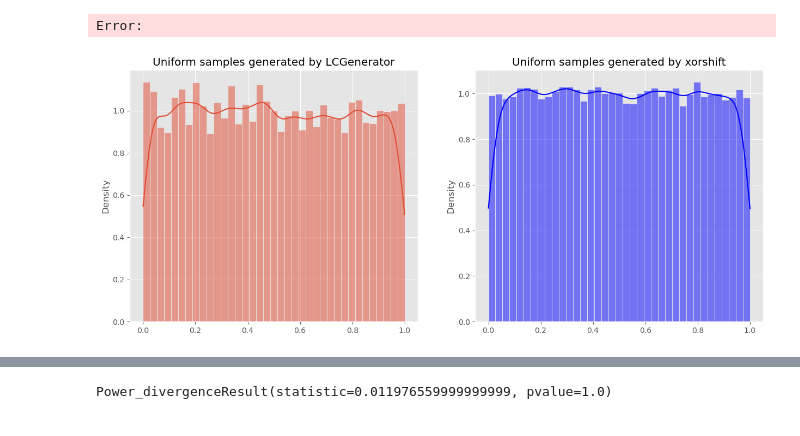
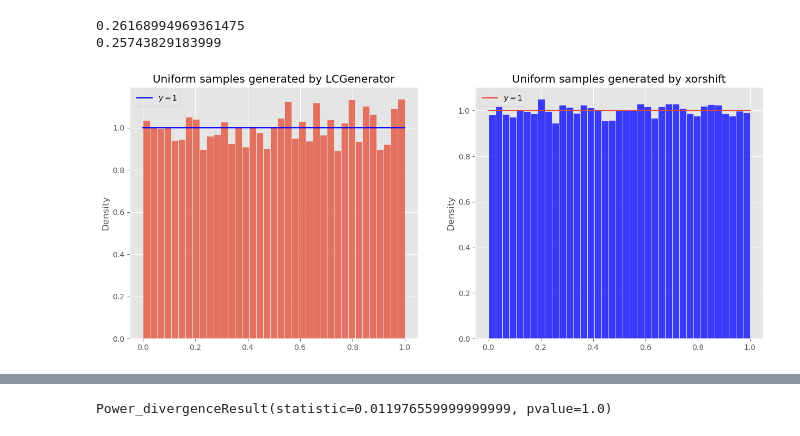
Before and after one commit to QinXu12345/hw2, a Jupyter notebook: test.ipynb, the cells around one changed output, grey strips where cells are left out. Cells and saved outputs as stored; diff of their text form; code cells hidden in the pictures.

```diff
--- a/test.ipynb
+++ b/test.ipynb
@@ -8,21 +8,30 @@ import numpy as np
 plt.style.use("ggplot")
 SAMPLES = 50000
 BINS = 100
-KS_SAMPLES = 1000
+KS_SAMPLES = 50000
-# %% [output]
-Error:
 # %%
 uniform_xor = Uniform()
 uniform_xor.switch_rng(Xnorgenerator())
 uniform_lcg = Uniform()
 uni_rvs_xor = uniform_xor.rvs(SAMPLES)
 uni_rvs_lcg = uniform_lcg.rvs(SAMPLES)
+# %%
+uniform_lcg.var()
+print(np.mean((uni_rvs_lcg - uniform_lcg.var()) ** 2))
+print(np.mean((uni_rvs_xor - uniform_xor.var()) ** 2))
+# %% [output]
+0.26168994969361475
+0.25743829183999
 # %%
+x_h = np.linspace(0,1,1000)
+y_h = np.ones(x_h.shape)
 fig,axs = plt.subplots(ncols=2,figsize=(15,6))
-sns.histplot(uni_rvs_xor,kde=True,stat='density',ax=axs[1],color="blue")
-sns.histplot(uni_rvs_lcg,kde=True,stat='density',ax=axs[0])
+sns.histplot(uni_rvs_xor,stat='density',ax=axs[1],color="blue")
+sns.lineplot(x=x_h,y=y_h,ax=axs[1],label="$y=1$")
+sns.histplot(uni_rvs_lcg,stat='density',ax=axs[0])
+sns.lineplot(x=x_h,y=y_h,ax=axs[0],color="blue",label="$y=1$")
 axs[0].set_title("Uniform samples generated by LCGenerator")
 axs[1].set_title("Uniform samples generated by xorshift")
 plt.show()
 # %% [output]
-[figure, old version]
+[figure, new version]
```
Also changed, not shown: parts of 12 cells of this notebook, 3 other files.
